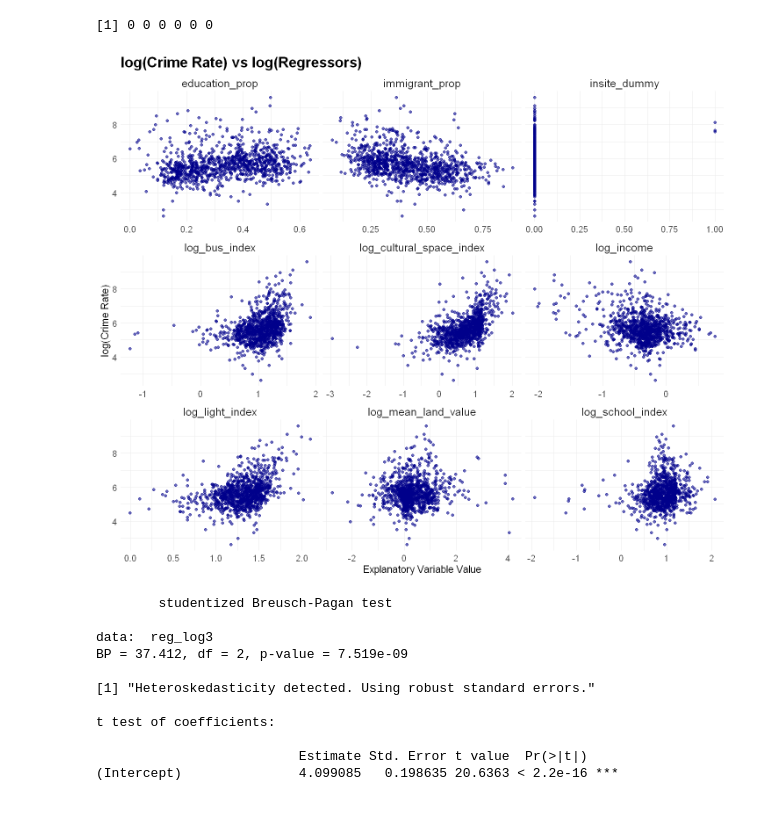
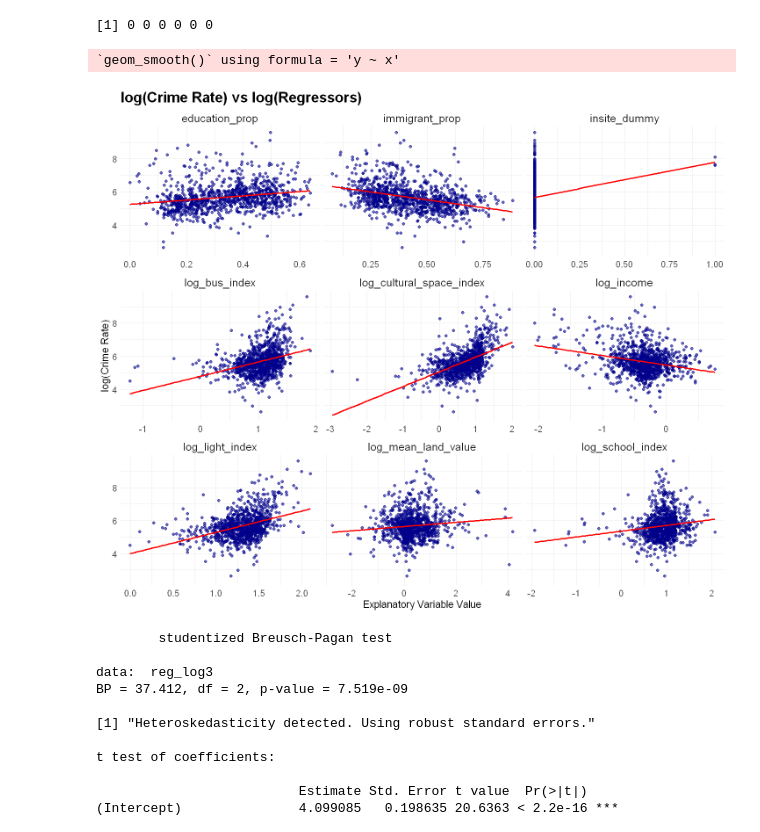
Before and after one commit to Irene-Berezin/econ326, a Jupyter notebook: project_regression.ipynb, the cells around one changed output. Cells and saved outputs as stored; diff of their text form; code cells hidden in the pictures.

```diff
--- a/project_regression.ipynb
+++ b/project_regression.ipynb
@@ -1405,27 +1463,29 @@ Invalid geometries found. Reasons:
 # %%
 regressors <- c('log_mean_land_value','log_school_index', 'log_light_index', 'log_bus_index', 'log_cultural_space_index',
                 'log_income', 'immigrant_prop', 'education_prop','insite_dummy')
 
 long_data <- census_index_crime_log_st |>
   pivot_longer(cols = regressors,
                names_to = "regressor",
                values_to = "value")
 
 log_log_variables_scatter <- ggplot(long_data, aes(x = value, y = log_crime_rate)) +
   geom_point(color = "darkblue", alpha = 0.6) +
   facet_wrap(~ regressor, scales = "free_x") +
   labs(title = "log(Crime Rate) vs log(Regressors)",
        x = "Explanatory Variable Value",
        y = "log(Crime Rate)") +
+  geom_smooth(method = "lm", se = FALSE, color = "red") +
   theme_minimal() +
   theme(plot.title = element_text(size = 20, face = "bold"),
         strip.text = element_text(size = 15),
         axis.title = element_text(size = 14),
         axis.text = element_text(size = 12))
 
 log_log_variables_scatter
 # %% [output]
+`geom_smooth()` using formula = 'y ~ x'
-[figure, old version]
+[figure, new version]
 # %%
 # Fit the log-log regression model (without log transformation for immigrant_prop and education_prop)
 # For this model we add insite_dummy
```
Also changed, not shown: parts of 22 cells of this notebook.
